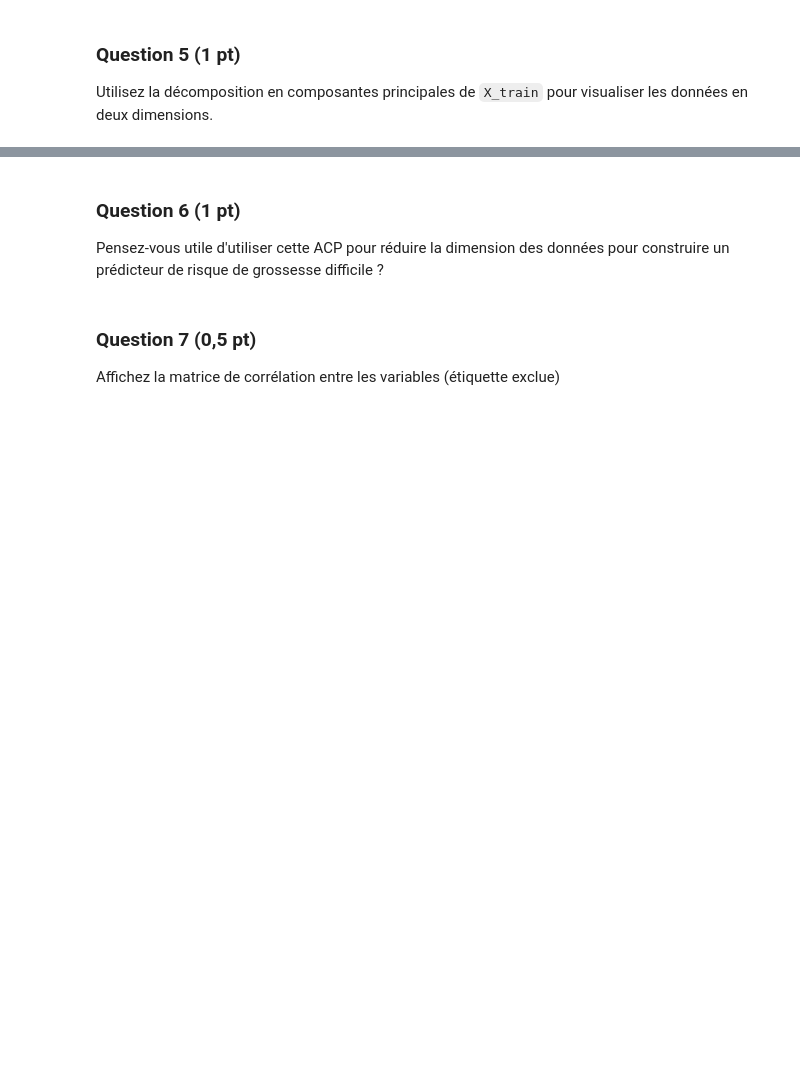
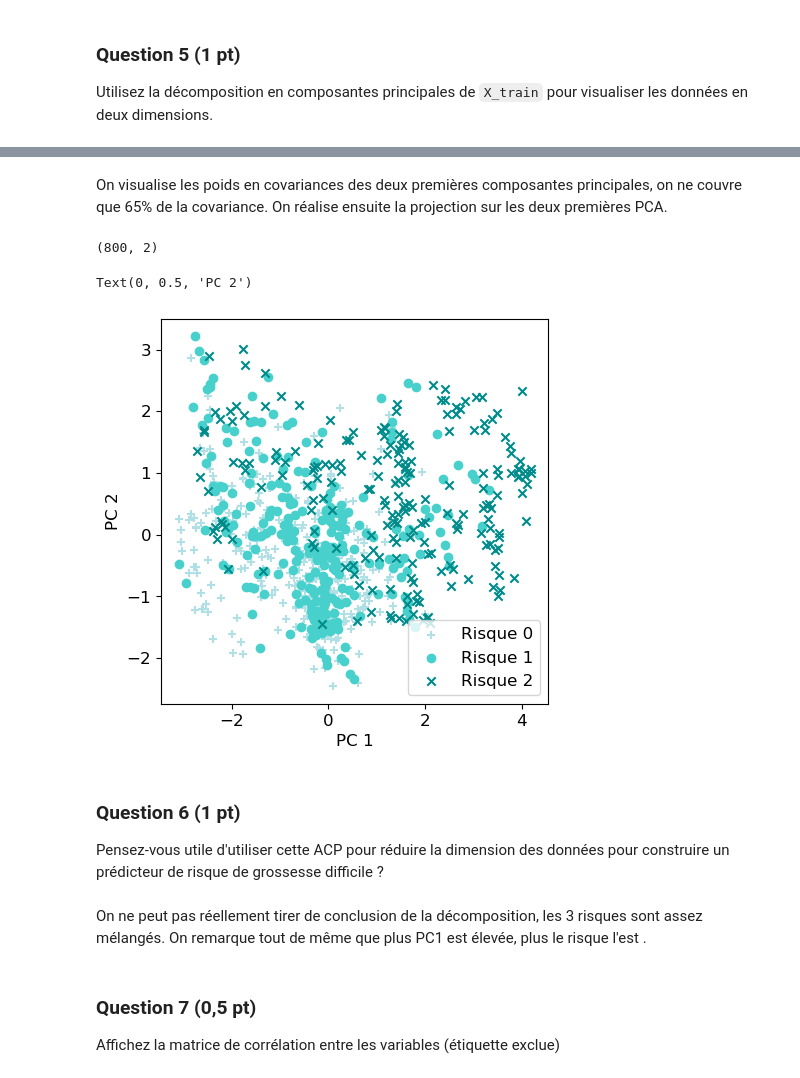
Before and after one commit to Pierre-LouisCOPPENSMines/projet_sdd, a Jupyter notebook: Projet.ipynb, the cells around one changed output, grey strips where cells are left out. Saved outputs shown, nothing was run; the diff lists cells and outputs as text; code cells hidden in the pictures; blank space fills up the shorter version.

```diff
--- a/Projet.ipynb
+++ b/Projet.ipynb
@@ -184,6 +202,30 @@ Utilisez la décomposition en composantes principales de `X_train` pour visualis
+# %% [markdown]
+On visualise les poids en covariances des deux premières composantes principales, on ne couvre que 65% de la covariance. On réalise ensuite la projection sur les deux premières PCA.
+# %%
+pca = decomposition.PCA(n_components=2)
+pca.fit(X_scaled)
+X_projected = pca.transform(X_scaled)
+print(X_projected.shape)
+
+fig = plt.figure(figsize=(5, 5))
+
+plt.scatter(X_projected[:, 0][y_train == 0], X_projected[:, 1][y_train == 0], marker = "+", c='powderblue', label = "Risque 0")
+plt.scatter(X_projected[:, 0][y_train == 1], X_projected[:, 1][y_train == 1], marker = "o", c='mediumturquoise', label = "Risque 1")
+plt.scatter(X_projected[:, 0][y_train == 2], X_projected[:, 1][y_train == 2], marker = "x", c='darkcyan', label = "Risque 2")
+
+plt.legend(loc = 'best')
+
+plt.xlabel("PC 1")
+plt.ylabel("PC 2")
+# %% [output]
+(800, 2)
+Text(0, 0.5, 'PC 2')
+[figure, added]
 # %% [markdown]
 ### Question 6 (1 pt)
 Pensez-vous utile d'utiliser cette ACP pour réduire la dimension des données pour construire un prédicteur de risque de grossesse difficile ?
+# %% [markdown]
+On ne peut pas réellement tirer de conclusion de la décomposition, les 3 risques sont assez mélangés. On remarque tout de même que plus PC1 est élevée, plus le risque l'est .
 # %% [markdown]
 ### Question 7 (0,5 pt)
 Affichez la matrice de corrélation entre les variables (étiquette exclue)
```
Also changed, not shown: parts of 2 cells of this notebook.
